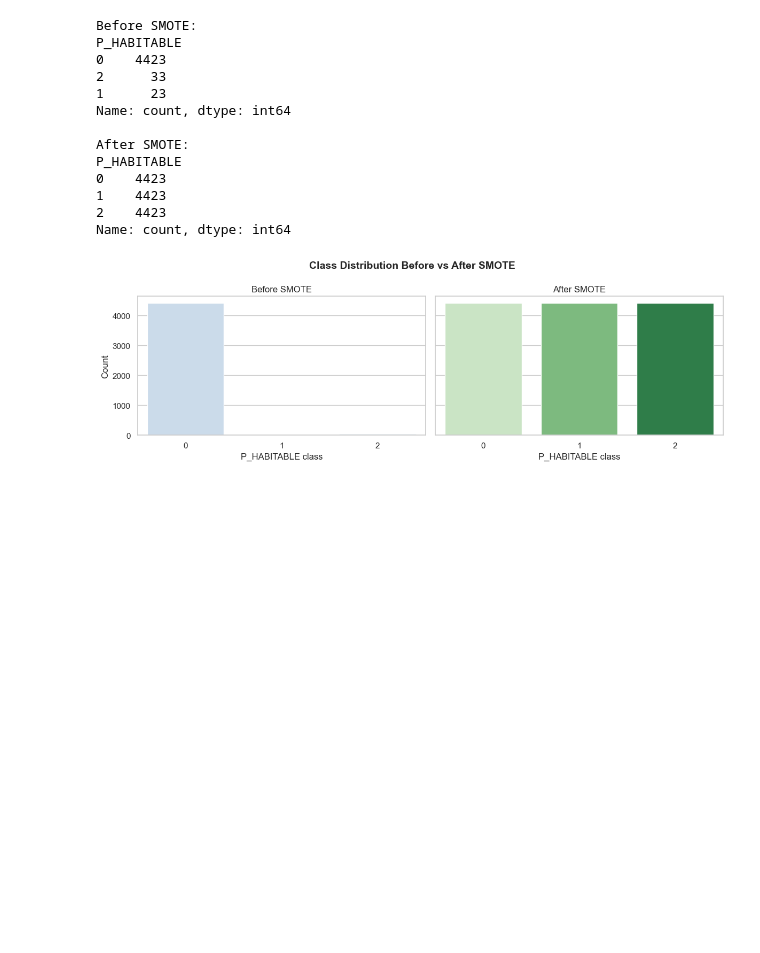
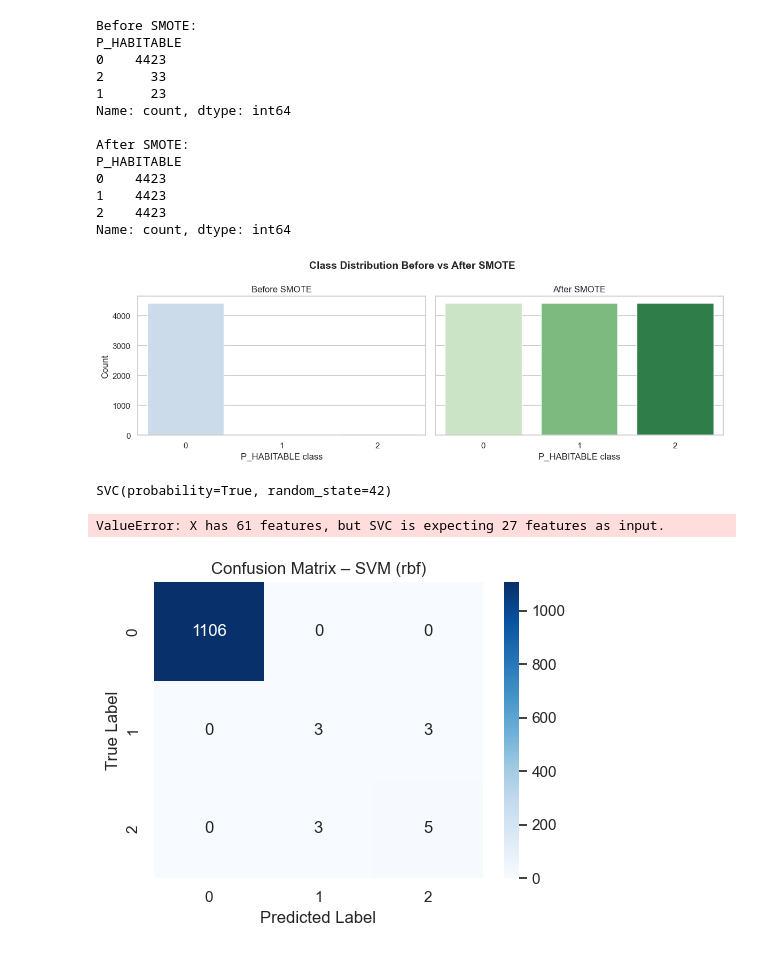
Before and after one commit to springboardmentor74280b-design/Habitability-of-Exoplanets, a Jupyter notebook: main.ipynb, the cells around one changed output. Saved outputs shown, nothing was run; the diff lists cells and outputs as text; code cells hidden in the pictures; blank space fills up the shorter version.

```diff
--- a/main.ipynb
+++ b/main.ipynb
@@ -1139,10 +1139,11 @@ P_HABITABLE
 Name: proportion, dtype: float64
 # %%
 from imblearn.over_sampling import SMOTE
-smote = SMOTE(
-    sampling_strategy="auto",   # balance all minority classes
-    random_state=42,
-    k_neighbors=5               # safe default
+smote = SMOTE(random_state=42)
+
+X_train_pca_smote, y_train_smote = smote.fit_resample(
+    X_train_pca,
+    y_train
 )
 # %%
 X_train_pca_95.shape
@@ -1207,3 +1208,42 @@ plt.tight_layout()
 plt.show()
 # %% [output]
 [figure]
+# %%
+from sklearn.svm import SVC
+
+svm_pca = SVC(
+    kernel="rbf",
+    C=1.0,
+    gamma="scale",
+    class_weight=None,   # SMOTE already balances
+    probability=True,
+    random_state=42
+)
+# %%
+svm_pca.fit(X_train_pca_smote, y_train_smote)
+# %% [output]
+SVC(probability=True, random_state=42)
+# %%
+y_pred = svm_pca.predict(X_test_pca)
+y_proba = svm_pca.predict_proba(X_test_pca)
+# %% [output]
+ValueError: X has 61 features, but SVC is expecting 27 features as input.
+# %%
+cm = confusion_matrix(y_test, y_pred)
+
+plt.figure(figsize=(5,4))
+sns.heatmap(
+    cm,
+    annot=True,
+    fmt="d",
+    cmap="Blues",
+    xticklabels=svm_pca.classes_,
+    yticklabels=svm_pca.classes_
+)
+plt.xlabel("Predicted Label")
+plt.ylabel("True Label")
+plt.title("Confusion Matrix – SVM (rbf)")
+plt.tight_layout()
+plt.show()
+# %% [output]
+[figure, added]
```
Also changed, not shown: parts of 15 cells of this notebook, 21 other files.
